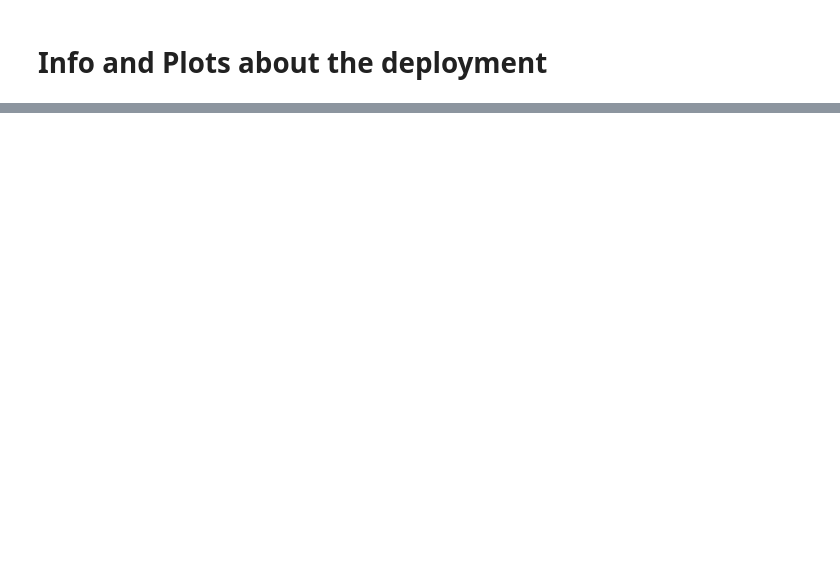
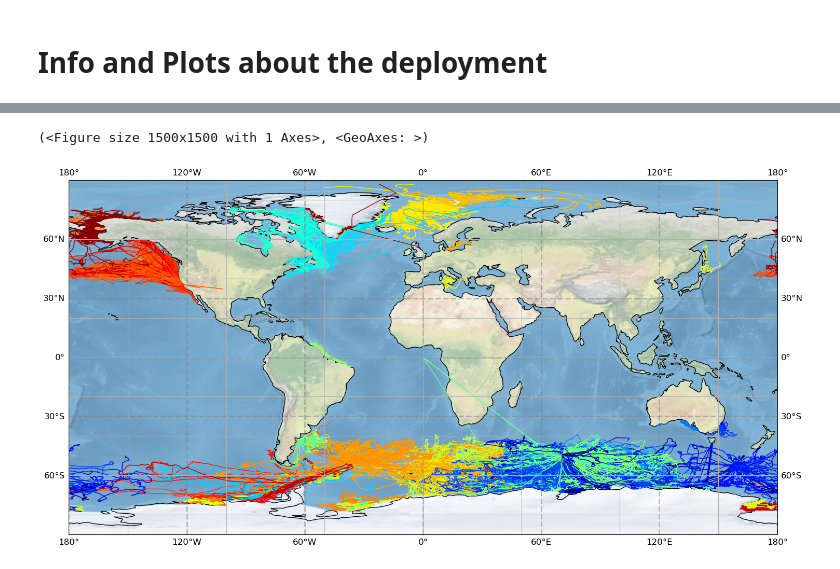
Before and after one commit to fabien-roquet/MEOP_process, a Jupyter notebook: python/tutorial_info_deployment.ipynb, the cells around one changed output, grey strips where cells are left out. Saved outputs shown, nothing was run; the diff lists cells and outputs as text; code cells hidden in the pictures; blank space fills up the shorter version.

```diff
--- a/python/tutorial_info_deployment.ipynb
+++ b/python/tutorial_info_deployment.ipynb
@@ -9,4 +11,3 @@ from importlib import reload
 # %%
-deployment = 'ct119'
 qf='lr0'
-lprofiles, ltags, ldeployments = meop_metadata.list_profiles_from_ncfile(qf=qf)
+lprofiles = meop_metadata.list_profiles_from_ncfile(qf=qf)
@@ -17,2 +26,5 @@ ltags.head()
 # %%
-meop_plot_data.plot_map_deployments(lprofiles)
+meop_plot_data.plot_map_deployments(lprofiles,legend=False)
+# %% [output]
+(<Figure size 1500x1500 with 1 Axes>, <GeoAxes: >)
+[figure, added]
```
Also changed, not shown: parts of 8 cells of this notebook, 4 other files.
